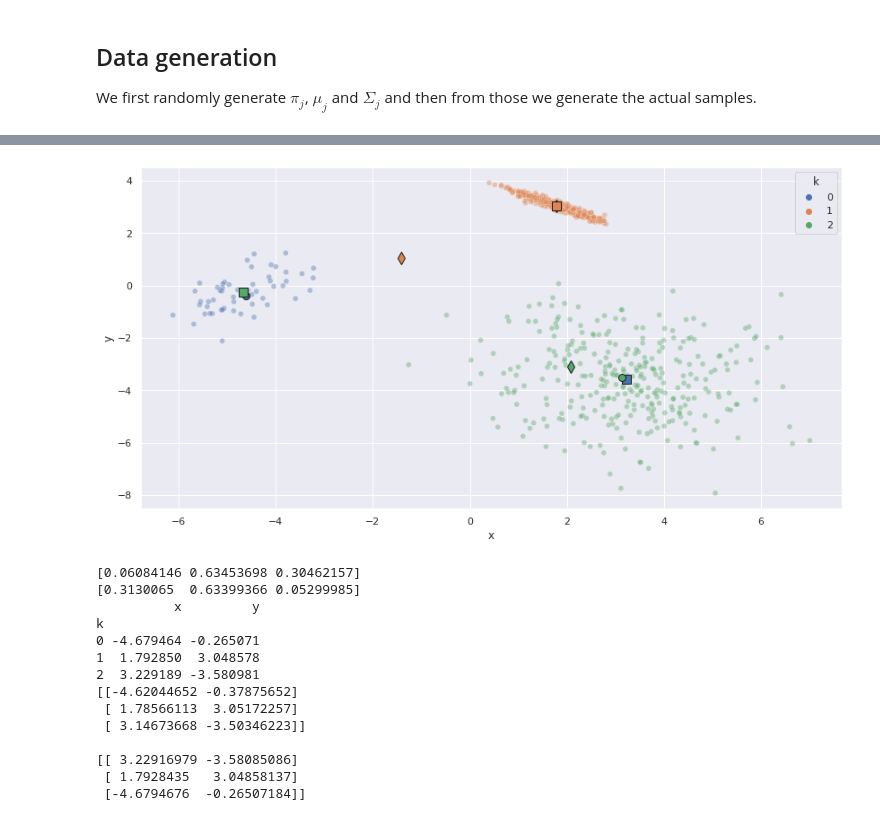
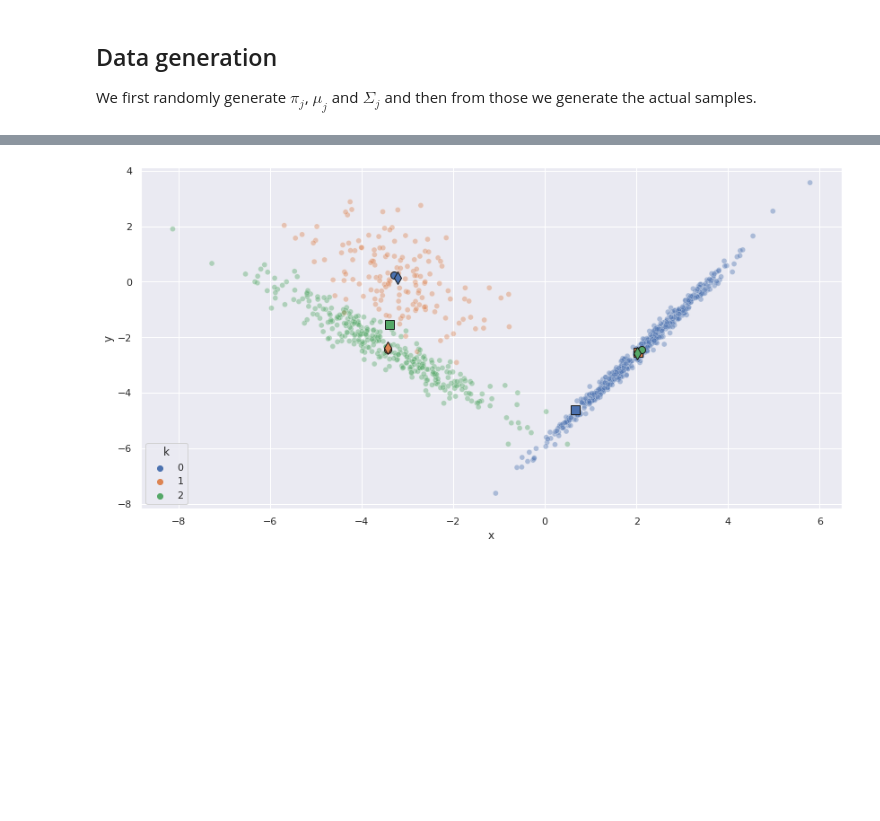
Before and after one commit to jschiavon/optispd, a Jupyter notebook: notebooks/GaussianMixtureModel.ipynb, the cells around one changed output, grey strips where cells are left out. Drawn from its saved outputs; the diff is of its cells as text; code cells hidden in the pictures; blank space fills up the shorter version.

```diff
--- a/notebooks/GaussianMixtureModel.ipynb
+++ b/notebooks/GaussianMixtureModel.ipynb
@@ -129,9 +130,19 @@ print(f)
 # %%
 man = Product([SPD(D+1, M), Euclidean(M-1)])
-optim = OPTIM(man, method='rsd', maxiter=1000, mingradnorm=_tol, verbosity=1, logverbosity=True)
 
-RNG, key = random.split(RNG)
-results, logs = optim.solve(cost, gr_cost, key=key)
+optim_long = minimizer(man, method='rcg', maxiter=200, maxcostevals=10000, tol=_tol, verbosity=1, logverbosity=True)
+
+n_test = 10
+RNG, *key = random.split(RNG, n_test + 1)
+
+minfun = jnp.inf
+for k in key:
+    res = opti(k)
+    print(res.fun)
+    if (res.fun <= minfun):
+        results = res
+        if (results.status == 0):
+            break
 
 print(results)
 # %% [output]
@@ -141,20 +166,22 @@ AttributeError: 'NoneType' object has no attribute 'append'
 # %%
 muhat = jnp.array([results.x[0][j][-1, :-1] for j in range(M)])
 
-covhat = jnp.array([results.x[0][j][:-1, :-1] - jnp.dot(muhat[j], muhat[j].T) for j in range(M)])
+covhat = jnp.array([results.x[0][j][:-1, :-1] - jnp.outer(muhat[j], muhat[j]) for j in range(M)])
 
 pihat = jnp.exp(jnp.append(results.x[1], 0))
 pihat = pihat / jnp.sum(pihat)
 # %%
+idxhat = jnp.argsort(pihat)
+idxtru = jnp.argsort(pi)
 for j in range(M):
-    print(mu[j])
-    print(muhat[j],'\n')
+    print(mu[idxtru[j]])
+    print(muhat[idxhat[j]],'\n')
 
 for j in range(M):
-    print(jnp.linalg.eigvalsh(cov[j]))
-    print(jnp.linalg.eigvalsh(covhat[j]), '\n')
+    print(cov[idxtru[j]])
+    print(covhat[idxhat[j]], '\n')
 
 for j in range(M):
-    print(pi[j])
-    print(pihat[j],'\n')
+    print(pi[idxtru[j]])
+    print(pihat[idxhat[j]],'\n')
 # %% [output]
@@ -197,37 +224,14 @@ print(pi)
 # %%
 if D == 2:
     df = pd.DataFrame({'x':samples[:, 0], 'y':samples[:, 1], 'k':components})
-    df_sim = pd.DataFrame({'x':samples[:, 0], 'y':samples[:, 1], 'k':gm.predict(samples)})
     df.k = df.k.astype('category')
-    df_sim.k = df_sim.k.astype('category')
 
     colors = sns.color_palette()[:M]
     sns.scatterplot(data=df, x='x', y='y', hue='k', alpha=0.4)
     for j in range(M):
-        plt.plot(mu[j, 0], mu[j, 1], 'o', color=colors[j], markersize=8, markeredgecolor='k')
-        plt.plot(muhat[j,0], muhat[j,1], 'd', color=colors[j], markeredgecolor='k', markersize=10)
+        plt.plot(mu[idxtru[j], 0], mu[idxtru[j], 1], 'o', color=colors[j], markersize=8, markeredgecolor='k')
+        plt.plot(muhat[idxhat[j],0], muhat[idxhat[j],1], 'd', color=colors[j], markeredgecolor='k', markersize=10)
         plt.plot(gm.means_[j, 0], gm.means_[j, 1], 's', color=colors[j], markeredgecolor='k', markersize=10)
     plt.show()
-    print(pi)
-    print(gm.weights_)
-
-    print(df.groupby('k').mean())
-    print(mu)
-    print()
-    print(gm.means_)
 # %% [output]
-[figure, old version]
+[figure, new version]
-[0.06084146 0.63453698 0.30462157]
-[0.3130065  0.63399366 0.05299985]
-          x         y
-k
-0 -4.679464 -0.265071
-1  1.792850  3.048578
-2  3.229189 -3.580981
-[[-4.62044652 -0.37875652]
- [ 1.78566113  3.05172257]
- [ 3.14673668 -3.50346223]]
-
-[[ 3.22916979 -3.58085086]
- [ 1.7928435   3.04858137]
- [-4.6794676  -0.26507184]]
```
Also changed, not shown: parts of 7 cells of this notebook.
